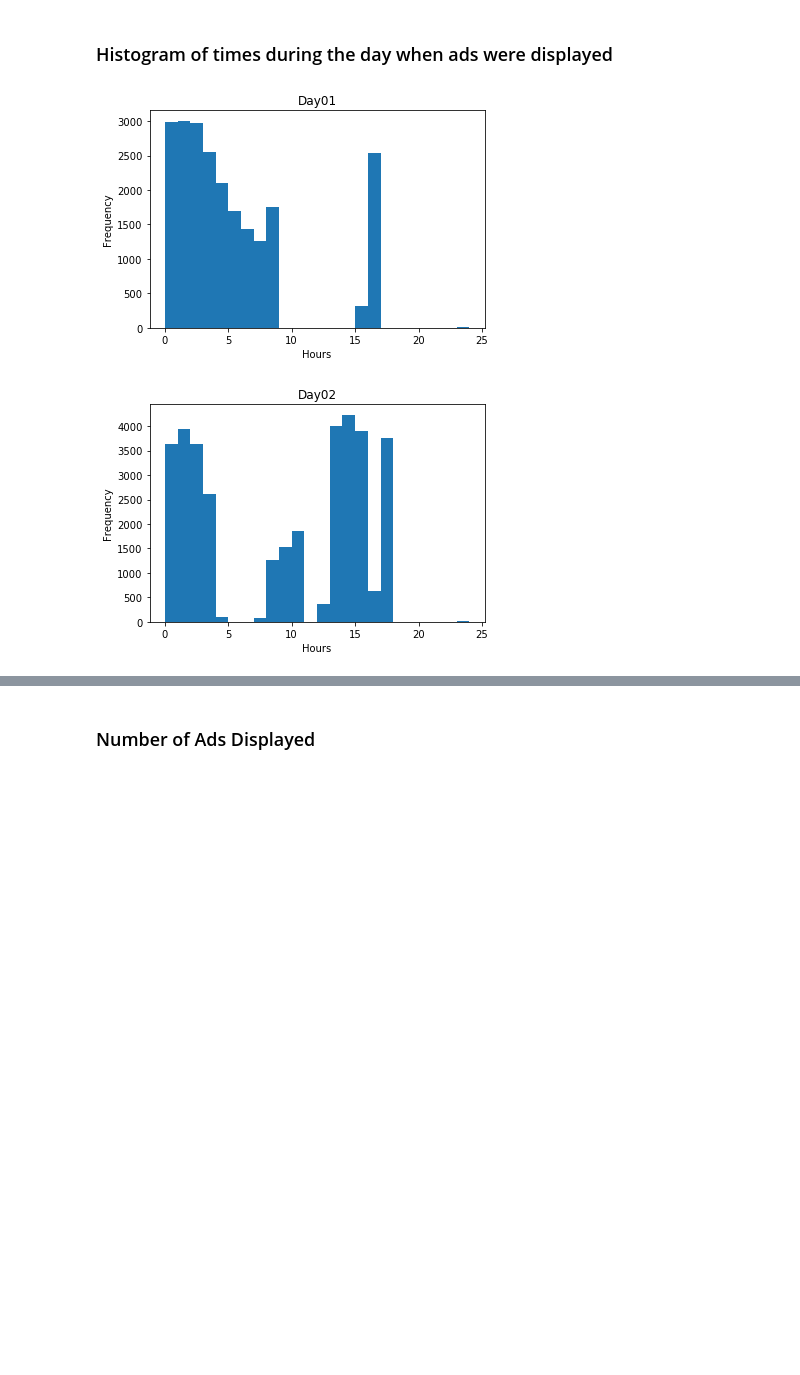
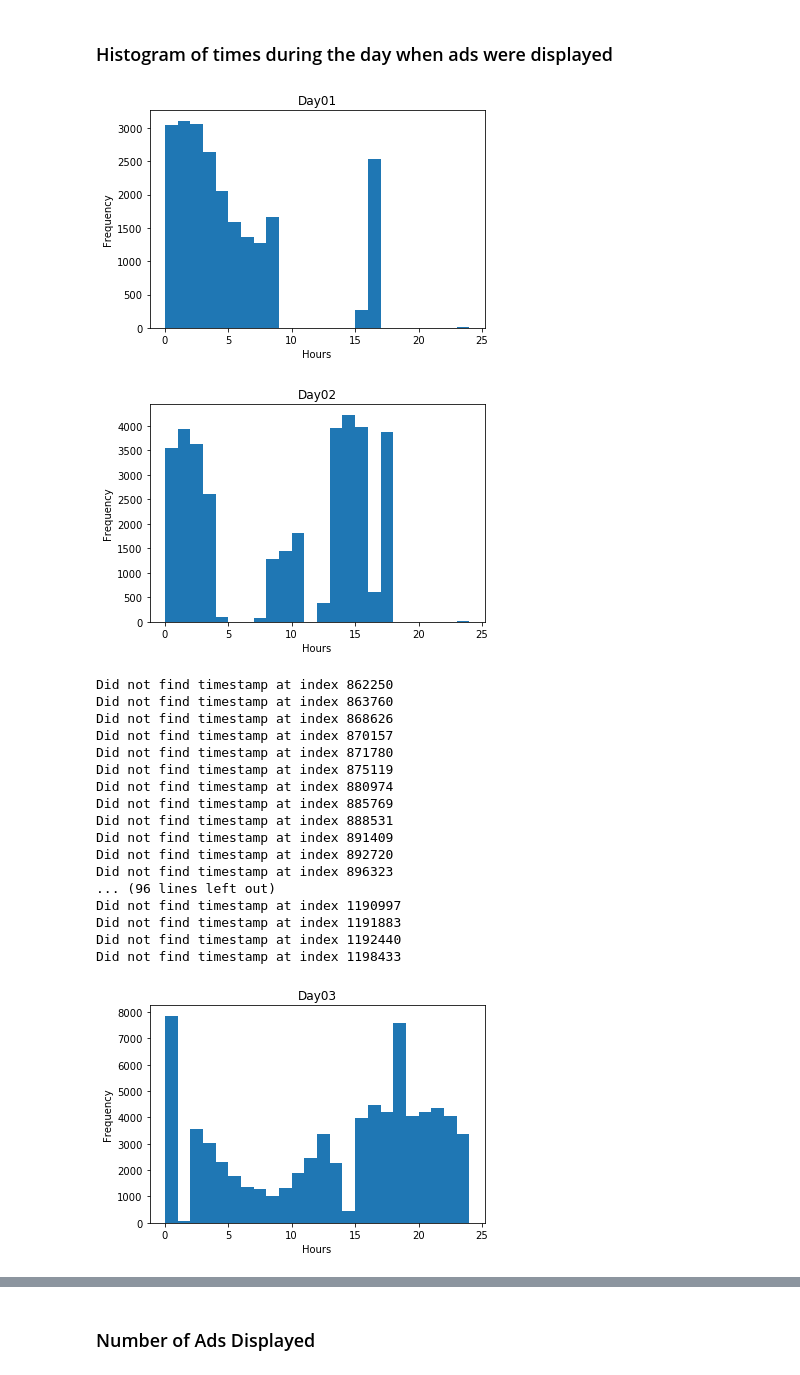
Before and after one commit to learning-machine-learning/polymorph-ua, a Jupyter notebook: polymorph-matt/final/EDA.ipynb, the cells around one changed output, grey strips where cells are left out. Cells and saved outputs as stored; diff of their text form; code cells hidden in the pictures; blank space fills up the shorter version.

Commit message:
Updated time distributions with more data.

```diff
--- a/polymorph-matt/final/EDA.ipynb
+++ b/polymorph-matt/final/EDA.ipynb
@@ -118,34 +103,56 @@ def graph_time(table, title):
         # NOTE we assume everything is in one day
         h, m, s = float(h), float(m), float(s)
         inseconds = h*60*60 + m*60 + s
         inhours = inseconds / 3600
         copy.iloc[i] = inhours
     timeplot = copy.plot(kind="hist", bins=24, title=title)
     timeplot.set_xlabel("Hours")
     plt.show()
 
 # To save us a lot of time from converting the entire file to a DataFrame
 def extract_times(filename):
     f = open(filename, 'r')
     FINDSTR = '"r_timestamp": '
     TIMESTAMP_FORMAT = '"YYYY-MM-DDTHH:MM:SS.SSSSSSZ"'
     count = 0
     rows_list = []
     for line in f:
         index = line.find(FINDSTR)
         if index == -1:
             print("Did not find timestamp at index", count)
         else:
             timestamp = line[index+len(FINDSTR)+1:index+len(FINDSTR)+len(TIMESTAMP_FORMAT)-1]
         rows_list.append({"r_timestamp": timestamp})
         count += 1
     return pd.DataFrame(rows_list)
 
 # TODO uncomment following line when kernel is restarted; avoiding rerunning for now
-#### df01 = extract_times("data/merged-01-xx") ####
+df01 = extract_times("data/merged-01-xx") ####
 graph_time(df01.sample(frac=0.01), "Day01")
-#### df02 = extract_times("data/merged-02-xx") ####
+df02 = extract_times("data/merged-02-xx") ####
 graph_time(df02.sample(frac=0.01), "Day02")
+df03 = extract_times("data/merged-03-xx") ####
+graph_time(df03.sample(frac=0.01), "Day03")
+df04 = extract_times("data/merged-04-xx") ####
+graph_time(df04.sample(frac=0.01), "Day04")
 # %% [output]
-[figure, old version]
+[figure, new version]
-[figure, old version]
+[figure, new version]
+Did not find timestamp at index 862250
+Did not find timestamp at index 863760
+Did not find timestamp at index 868626
+Did not find timestamp at index 870157
+Did not find timestamp at index 871780
+Did not find timestamp at index 875119
+Did not find timestamp at index 880974
+Did not find timestamp at index 885769
+Did not find timestamp at index 888531
+Did not find timestamp at index 891409
+Did not find timestamp at index 892720
+Did not find timestamp at index 896323
+... (96 lines left out)
+Did not find timestamp at index 1190997
+Did not find timestamp at index 1191883
+Did not find timestamp at index 1192440
+Did not find timestamp at index 1198433
+[figure, added]
```
Also changed, not shown: parts of 4 cells of this notebook.
